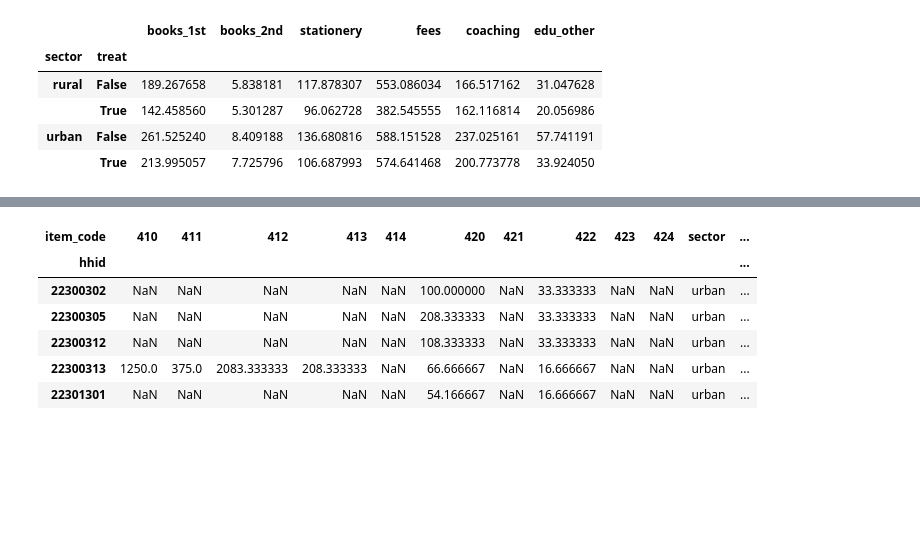
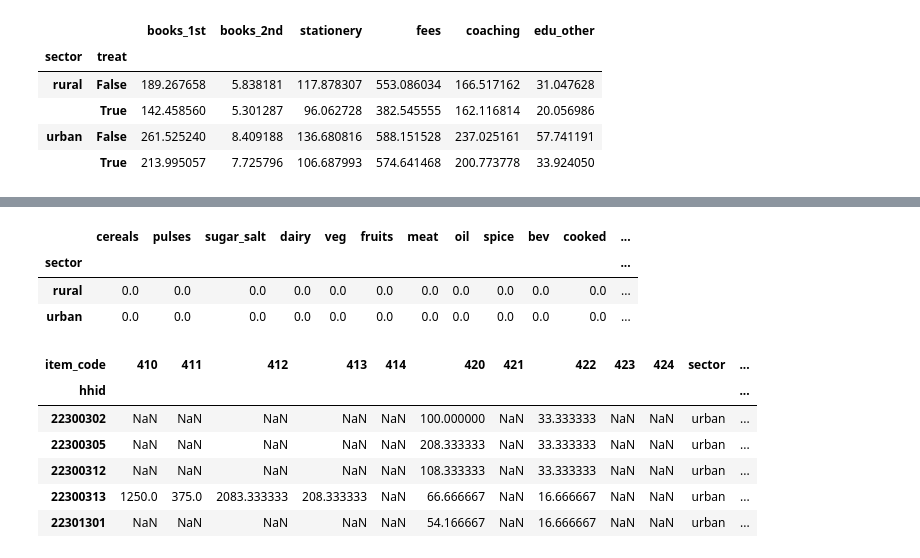
Before and after one commit to jaidevd/beingbayesian, a Jupyter notebook: 06-public-welfare/food.ipynb, the cells around one changed output, grey strips where cells are left out. Drawn from its saved outputs; the diff is of its cells as text; code cells hidden in the pictures; blank space fills up the shorter version.

```diff
--- a/06-public-welfare/food.ipynb
+++ b/06-public-welfare/food.ipynb
@@ -199,6 +250,13 @@ fdf.groupby(['sector', 'treat']).apply(lambda x: (x[cols] * x['multiplier'].valu
 |  | True | 1006.501848 | 425.319859 | 182.519782 | 1709.560927 | 1252.299654 | 572.294888 | 1082.692107 | 586.447475 | 668.540408 | 497.478710 | ... |
 | urban | False | 1317.127664 | 409.945201 | 181.224444 | 2689.801837 | 1211.306473 | 853.411942 | 773.841359 | 556.790000 | 649.541255 | 882.857599 | ... |
 |  | True | 1026.179875 | 446.474191 | 173.801262 | 1959.340991 | 1271.128914 | 772.606603 | 1360.465199 | 565.541594 | 712.329865 | 716.173004 | ... |
+# %%
+fdf.fillna(0).groupby('sector').apply(lambda x: ttest(x, cols))
+# %% [output]
+|  | cereals | pulses | sugar_salt | dairy | veg | fruits | meat | oil | spice | bev | cooked | ... |
+| sector |  |  |  |  |  |  |  |  |  |  |  | ... |
+| rural | 0.0 | 0.0 | 0.0 | 0.0 | 0.0 | 0.0 | 0.0 | 0.0 | 0.0 | 0.0 | 0.0 | ... |
+| urban | 0.0 | 0.0 | 0.0 | 0.0 | 0.0 | 0.0 | 0.0 | 0.0 | 0.0 | 0.0 | 0.0 | ... |
 # %%
 hdf = health.loc[df.index]
 hdf['sector'] = df['sector']
```
Also changed, not shown: parts of 7 cells of this notebook, 3 other files.
